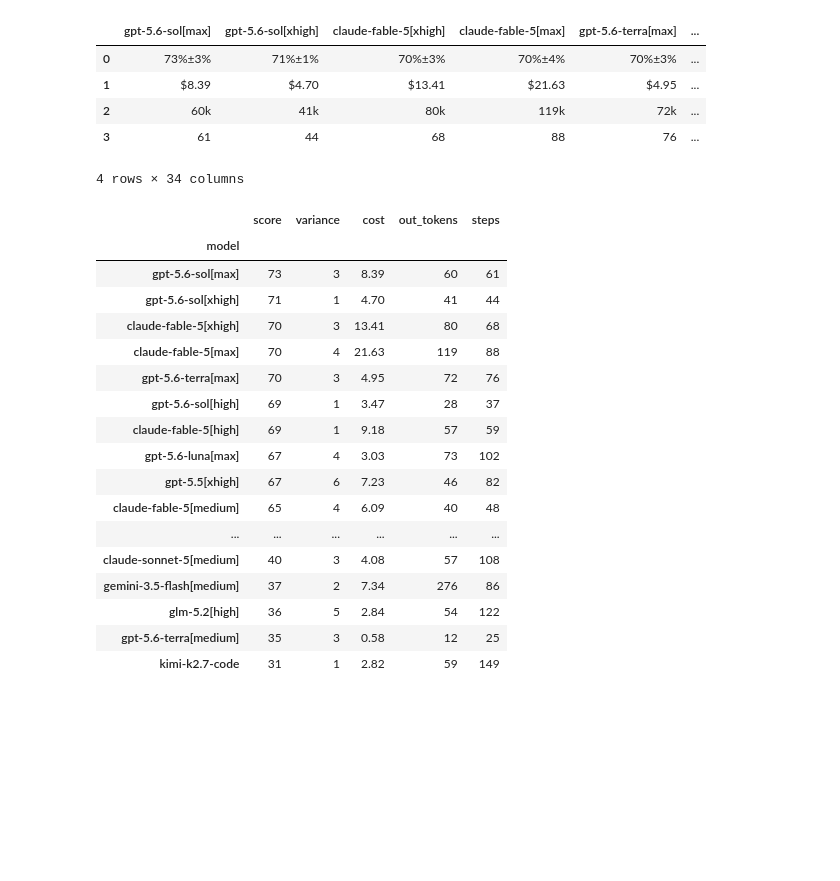
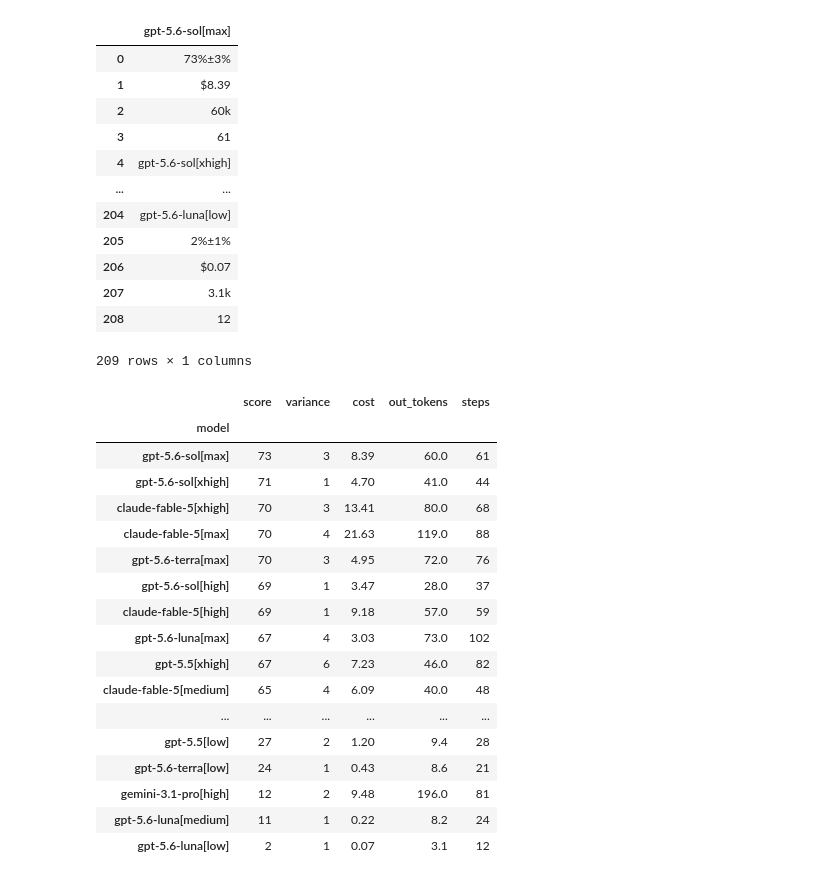
Before and after one commit to threnjen/thren-agentic-workflows, a Jupyter notebook: deepswe_charts.ipynb, the cells around one changed output. Cells and saved outputs as stored; diff of their text form; code cells hidden in the pictures; blank space fills up the shorter version.

```diff
--- a/deepswe_charts.ipynb
+++ b/deepswe_charts.ipynb
@@ -1,18 +1,39 @@
 # %%
 import pandas as pd
 
-df = pd.read_csv("deepswe_20260709 - Sheet1.csv")
+df = pd.read_csv("deepswe_20260709.csv")
 df
 # %% [output]
-|  | gpt-5.6-sol[max] | gpt-5.6-sol[xhigh] | claude-fable-5[xhigh] | claude-fable-5[max] | gpt-5.6-terra[max] | ... |
-| 0 | 73%±3% | 71%±1% | 70%±3% | 70%±4% | 70%±3% | ... |
-| 1 | $8.39 | $4.70 | $13.41 | $21.63 | $4.95 | ... |
-| 2 | 60k | 41k | 80k | 119k | 72k | ... |
-| 3 | 61 | 44 | 68 | 88 | 76 | ... |
+|  | gpt-5.6-sol[max] |
+| 0 | 73%±3% |
+| 1 | $8.39 |
+| 2 | 60k |
+| 3 | 61 |
+| 4 | gpt-5.6-sol[xhigh] |
+| ... | ... |
+| 204 | gpt-5.6-luna[low] |
+| 205 | 2%±1% |
+| 206 | $0.07 |
+| 207 | 3.1k |
+| 208 | 12 |
-4 rows × 34 columns
+209 rows × 1 columns
 # %%
+# The source file stores each record as five lines instead of CSV columns.
+values = [df.columns[0], *df.iloc[:, 0].tolist()]
+fields_per_record = 5
+
+if len(values) % fields_per_record:
+    raise ValueError("Input does not contain complete five-field records")
+
+df = pd.DataFrame(
+    [values[i : i + fields_per_record] for i in range(0, len(values), fields_per_record)]
+).set_index(0).T
+df
+
 # transform the data frame so the columns become rows and the rows become columns
 df_transposed = df.T
+df_transposed
+
 # reset the index
 df_transposed.reset_index(inplace=True)
 # add column names ["model", "score", "cost", "out_tokens", "steps"]
@@ -25,7 +46,7 @@ df_transposed[["score", "variance"]] = df_transposed["score"].str.split("±", ex
 df_transposed["score"] = df_transposed["score"].str.rstrip("%").astype(int)
 df_transposed["variance"] = df_transposed["variance"].str.rstrip("%").astype(int)
 df_transposed["cost"] = df_transposed["cost"].str.lstrip("$").astype(float)
-df_transposed["out_tokens"] = df_transposed["out_tokens"].str.rstrip("k").astype(int)
+df_transposed["out_tokens"] = df_transposed["out_tokens"].str.rstrip("k").astype(float)
 
 # reorder the df columns by ["model", "score", "variance", "cost", "out_tokens", "steps"]
 df_transposed = df_transposed[["model", "score", "variance", "cost", "out_tokens", "steps"]]
@@ -37,22 +58,22 @@ df_transposed
 # %% [output]
 |  | score | variance | cost | out_tokens | steps |
 | model |  |  |  |  |  |
-| gpt-5.6-sol[max] | 73 | 3 | 8.39 | 60 | 61 |
-| gpt-5.6-sol[xhigh] | 71 | 1 | 4.70 | 41 | 44 |
-| claude-fable-5[xhigh] | 70 | 3 | 13.41 | 80 | 68 |
-| claude-fable-5[max] | 70 | 4 | 21.63 | 119 | 88 |
-| gpt-5.6-terra[max] | 70 | 3 | 4.95 | 72 | 76 |
-| gpt-5.6-sol[high] | 69 | 1 | 3.47 | 28 | 37 |
-| claude-fable-5[high] | 69 | 1 | 9.18 | 57 | 59 |
-| gpt-5.6-luna[max] | 67 | 4 | 3.03 | 73 | 102 |
-| gpt-5.5[xhigh] | 67 | 6 | 7.23 | 46 | 82 |
-| claude-fable-5[medium] | 65 | 4 | 6.09 | 40 | 48 |
+| gpt-5.6-sol[max] | 73 | 3 | 8.39 | 60.0 | 61 |
+| gpt-5.6-sol[xhigh] | 71 | 1 | 4.70 | 41.0 | 44 |
+| claude-fable-5[xhigh] | 70 | 3 | 13.41 | 80.0 | 68 |
+| claude-fable-5[max] | 70 | 4 | 21.63 | 119.0 | 88 |
+| gpt-5.6-terra[max] | 70 | 3 | 4.95 | 72.0 | 76 |
+| gpt-5.6-sol[high] | 69 | 1 | 3.47 | 28.0 | 37 |
+| claude-fable-5[high] | 69 | 1 | 9.18 | 57.0 | 59 |
+| gpt-5.6-luna[max] | 67 | 4 | 3.03 | 73.0 | 102 |
+| gpt-5.5[xhigh] | 67 | 6 | 7.23 | 46.0 | 82 |
+| claude-fable-5[medium] | 65 | 4 | 6.09 | 40.0 | 48 |
 | ... | ... | ... | ... | ... | ... |
-| claude-sonnet-5[medium] | 40 | 3 | 4.08 | 57 | 108 |
-| gemini-3.5-flash[medium] | 37 | 2 | 7.34 | 276 | 86 |
-| glm-5.2[high] | 36 | 5 | 2.84 | 54 | 122 |
-| gpt-5.6-terra[medium] | 35 | 3 | 0.58 | 12 | 25 |
-| kimi-k2.7-code | 31 | 1 | 2.82 | 59 | 149 |
+| gpt-5.5[low] | 27 | 2 | 1.20 | 9.4 | 28 |
+| gpt-5.6-terra[low] | 24 | 1 | 0.43 | 8.6 | 21 |
+| gemini-3.1-pro[high] | 12 | 2 | 9.48 | 196.0 | 81 |
+| gpt-5.6-luna[medium] | 11 | 1 | 0.22 | 8.2 | 24 |
+| gpt-5.6-luna[low] | 2 | 1 | 0.07 | 3.1 | 12 |
 # %%
 # add a visual bar that starts from the left edge of the cell
 df_transposed["visual_score"] = df_transposed["score"].apply(lambda x: "█" * (x // 2)).str.ljust(60, " ")
```
Also changed, not shown: parts of 4 cells of this notebook, 9 other files.
